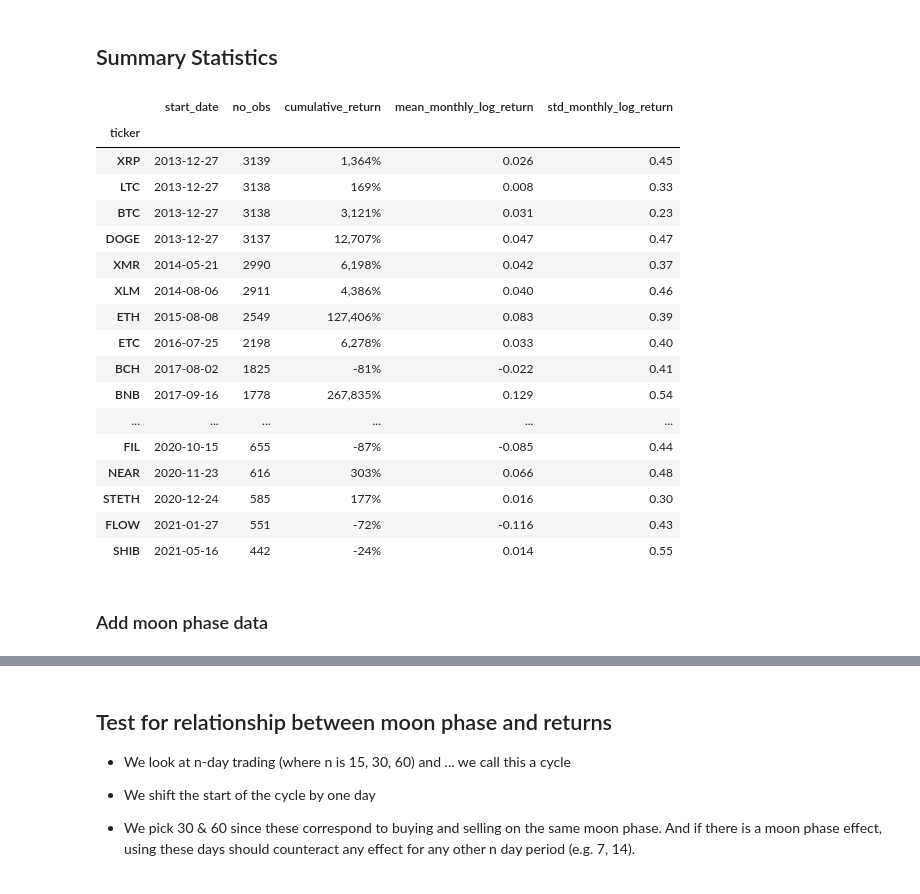
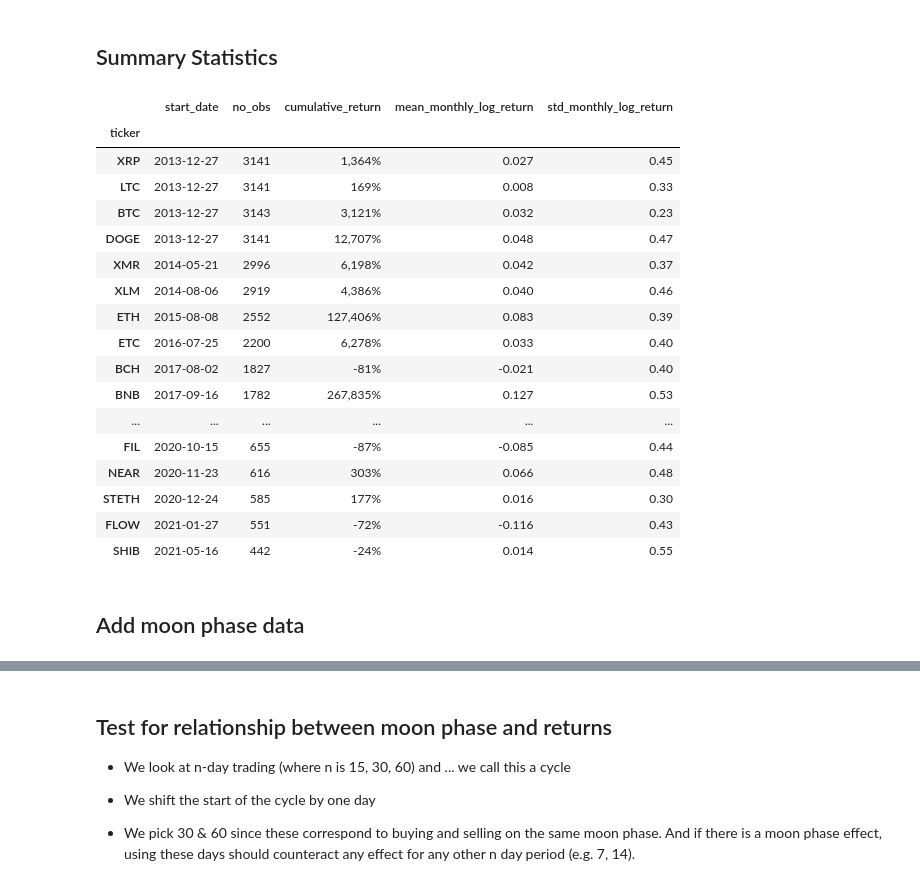
Before and after one commit to astrace/notebooks, a Jupyter notebook: moon_cycle/Lunar Phases and Cryptocurrency Returns.ipynb, the cells around one changed output, grey strips where cells are left out. Saved outputs shown, nothing was run; the diff lists cells and outputs as text; code cells hidden in the pictures.

```diff
--- a/moon_cycle/Lunar Phases and Cryptocurrency Returns.ipynb
+++ b/moon_cycle/Lunar Phases and Cryptocurrency Returns.ipynb
@@ -32,11 +33,35 @@ We remove rows where either marketcap is zero or total volume is zero. This usua
 # clean ticker symbol
 DF_MAIN['ticker'] = [tkr.split('|')[0] for tkr in DF_MAIN['ticker']]
 
+# remove rows where market cap or volume is 0
 for col in ['market_caps', 'total_volumes']:
     print('Removing {} rows where `{}` == 0'.format(
         (DF_MAIN[col] == 0).sum(), col
     ))
     DF_MAIN = DF_MAIN[DF_MAIN[col] != 0]
+
+# the data *should* contain consecutive days
+# sometimes this data is missing, so we put NaNs in place
+# this makes later computations much simpler
+def fill_missing(df):
+    df.sort_values('unixtime', inplace=True)
+    ts_start = df.iloc[0].unixtime
+    ts_end = df.iloc[-1].unixtime
+    tss = range(ts_start, ts_end, SECONDS_IN_DAY)
+    missing = set(tss) - set(df.unixtime)
+    data = []
+    for ts in missing:
+        data.append([
+            ts,
+            datetime.utcfromtimestamp(ts).strftime('%Y-%m-%d %H:%M:%S'),
+            df.iloc[0].ticker, np.nan, np.nan, np.nan
+        ])
+    return pd.DataFrame(data, columns=df.columns)
+
+DF_MAIN = pd.concat([
+    DF_MAIN.groupby('ticker').apply(fill_missing).reset_index(drop=True),
+    DF_MAIN
+]).reset_index(drop=True)
 
 # get latest marketcaps and sort tickers by that,
 # preseving unixtime sorting
@@ -60,38 +101,46 @@ Removing 637 rows where `total_volumes` == 0
 # %%
 def cumulative_return(x):
     return (x.iloc[-1] - x.iloc[0]) / x.iloc[0]
 
 def mean_monthly_log_return(x):
-    return np.mean(np.log(x.shift(-30)/x).iloc[:-30])
+    df = pd.DataFrame({0: x, 1: x.shift(-30)})
+    # use mask to mark the NaNs
+    # so we can compute log over series
+    a = df.to_numpy(dtype=float)
+    a = np.ma.array(a, mask=np.isnan(a))
+    return np.mean(np.log(a[:, 1] / a[:, 0]))
 
 def std_monthly_log_return(x):
-    return np.std(np.log(x.shift(-30)/x).iloc[:-30])
+    df = pd.DataFrame({0: x, 1: x.shift(-30)})
+    a = df.to_numpy(dtype=float)
+    a = np.ma.array(a, mask=np.isnan(a))
+    return np.std(np.log(a[:, 1] / a[:, 0]))
 
 df = DF_MAIN.groupby("ticker").agg(
     start_date=('date', lambda x: x.values[0][:10]),
     no_obs=('date', lambda x: len(x)),
     cumulative_return=('prices', cumulative_return),
     mean_monthly_log_return=('prices', mean_monthly_log_return),
     std_monthly_log_return=('prices', std_monthly_log_return),
 ).sort_values('start_date')
 df.style.format(formatter={
     "cumulative_return": "{:,.0%}",
     "mean_monthly_log_return": "{:.3f}",
     "std_monthly_log_return": "{:.2f}"
 })
 # %% [output]
 |  | start_date | no_obs | cumulative_return | mean_monthly_log_return | std_monthly_log_return |
 | ticker |  |  |  |  |  |
-| XRP | 2013-12-27 | 3139 | 1,364% | 0.026 | 0.45 |
-| LTC | 2013-12-27 | 3138 | 169% | 0.008 | 0.33 |
-| BTC | 2013-12-27 | 3138 | 3,121% | 0.031 | 0.23 |
-| DOGE | 2013-12-27 | 3137 | 12,707% | 0.047 | 0.47 |
-| XMR | 2014-05-21 | 2990 | 6,198% | 0.042 | 0.37 |
-| XLM | 2014-08-06 | 2911 | 4,386% | 0.040 | 0.46 |
-| ETH | 2015-08-08 | 2549 | 127,406% | 0.083 | 0.39 |
-| ETC | 2016-07-25 | 2198 | 6,278% | 0.033 | 0.40 |
-| BCH | 2017-08-02 | 1825 | -81% | -0.022 | 0.41 |
-| BNB | 2017-09-16 | 1778 | 267,835% | 0.129 | 0.54 |
+| XRP | 2013-12-27 | 3141 | 1,364% | 0.027 | 0.45 |
+| LTC | 2013-12-27 | 3141 | 169% | 0.008 | 0.33 |
+| BTC | 2013-12-27 | 3143 | 3,121% | 0.032 | 0.23 |
+| DOGE | 2013-12-27 | 3141 | 12,707% | 0.048 | 0.47 |
+| XMR | 2014-05-21 | 2996 | 6,198% | 0.042 | 0.37 |
+| XLM | 2014-08-06 | 2919 | 4,386% | 0.040 | 0.46 |
+| ETH | 2015-08-08 | 2552 | 127,406% | 0.083 | 0.39 |
+| ETC | 2016-07-25 | 2200 | 6,278% | 0.033 | 0.40 |
+| BCH | 2017-08-02 | 1827 | -81% | -0.021 | 0.40 |
+| BNB | 2017-09-16 | 1782 | 267,835% | 0.127 | 0.53 |
 | ... | ... | ... | ... | ... | ... |
 | FIL | 2020-10-15 | 655 | -87% | -0.085 | 0.44 |
 | NEAR | 2020-11-23 | 616 | 303% | 0.066 | 0.48 |
@@ -99,7 +148,7 @@ df.style.format(formatter={
 | FLOW | 2021-01-27 | 551 | -72% | -0.116 | 0.43 |
 | SHIB | 2021-05-16 | 442 | -24% | 0.014 | 0.55 |
 # %% [markdown]
-### Add moon phase data
+## Add moon phase data
 # %%
 mi = pylunar.MoonInfo((51, 30, 36), (0, 7, 5)) # London, UK
 
```
Also changed, not shown: parts of 29 cells of this notebook.
